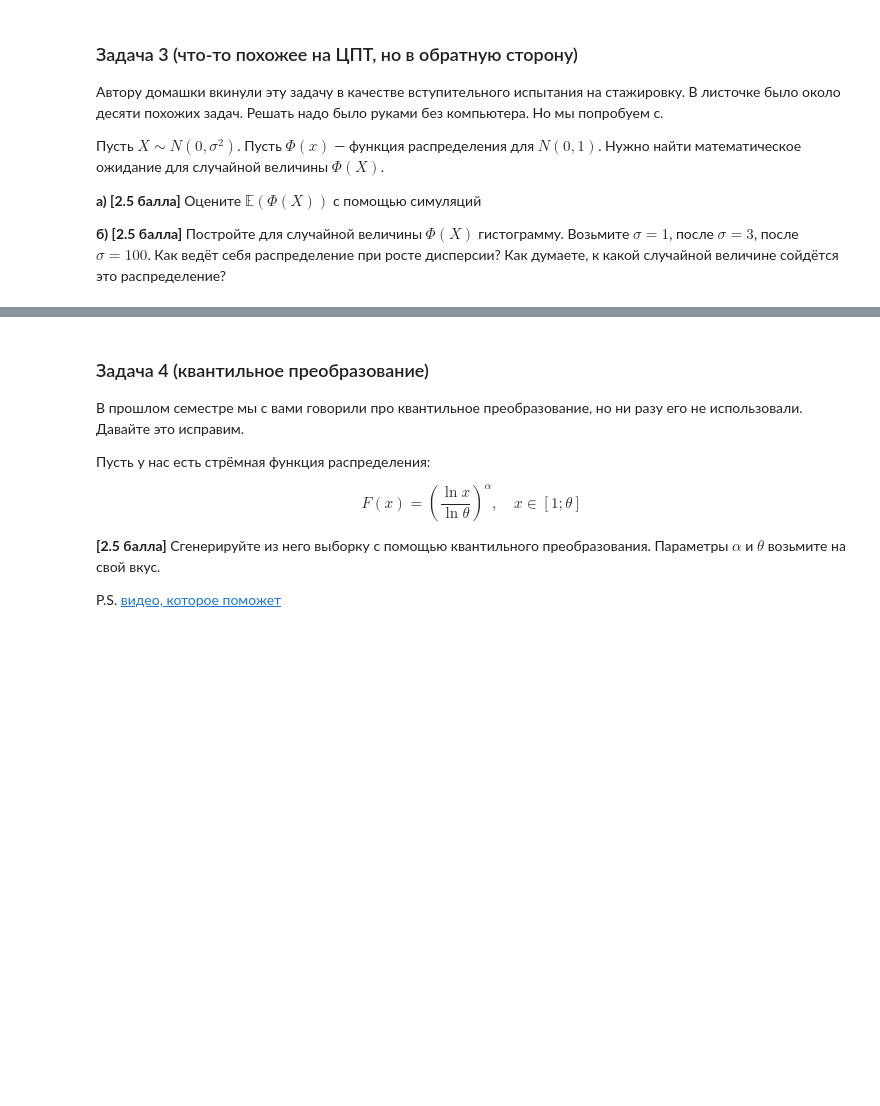
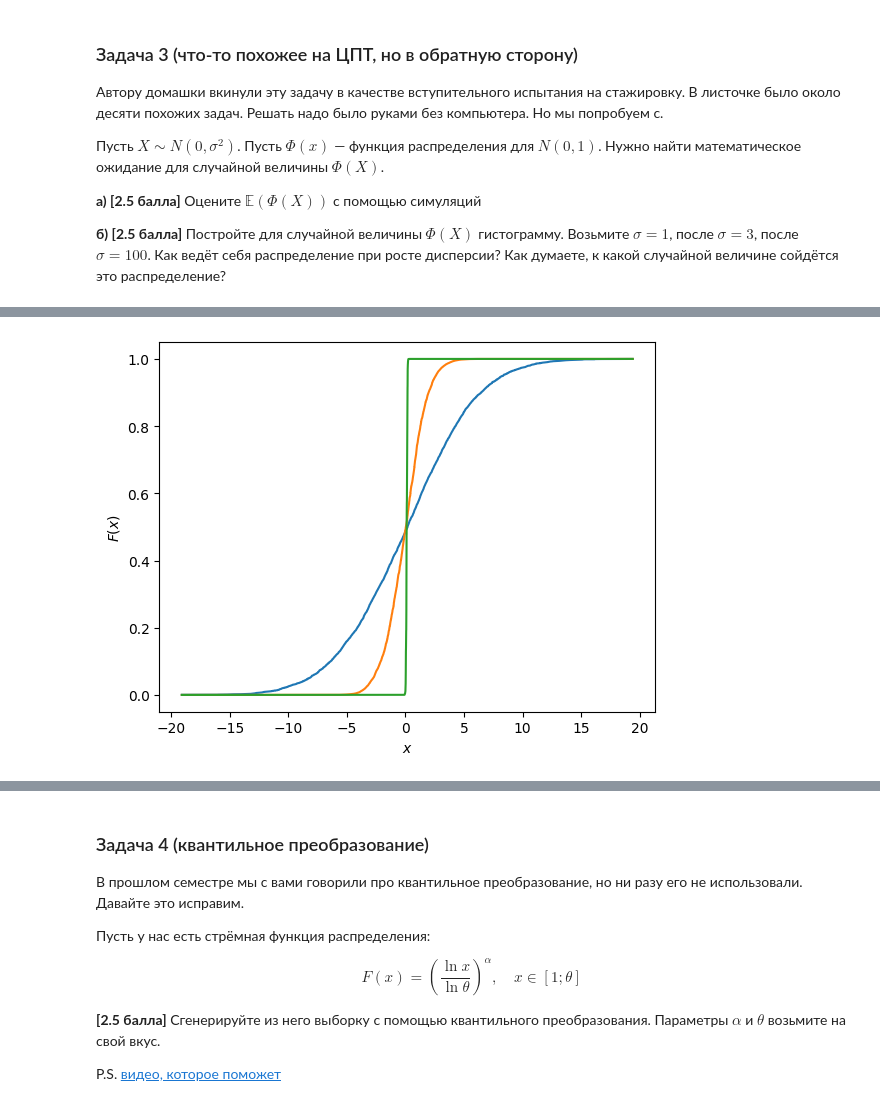
Before and after one commit to Kulikov17/MLDS_math_2022, a Jupyter notebook: hw_matstat/yam_hw01-hakuna_matata.ipynb, the cells around one changed output, grey strips where cells are left out. Cells and saved outputs as stored; diff of their text form; code cells hidden in the pictures; blank space fills up the shorter version.

```diff
--- a/hw_matstat/yam_hw01-hakuna_matata.ipynb
+++ b/hw_matstat/yam_hw01-hakuna_matata.ipynb
@@ -342,0 +359,6 @@ __б) [2.5 балла]__ Постройте для случайной велич
+# %%
+sigmas = [1, 3, 100]
+X = [norm(loc=0, scale=sigma).rvs(size=10000) for sigma in sigmas]
+helper_draw_func(X)
+# %% [output]
+[figure, added]
```
Also changed, not shown: parts of 6 cells of this notebook.
